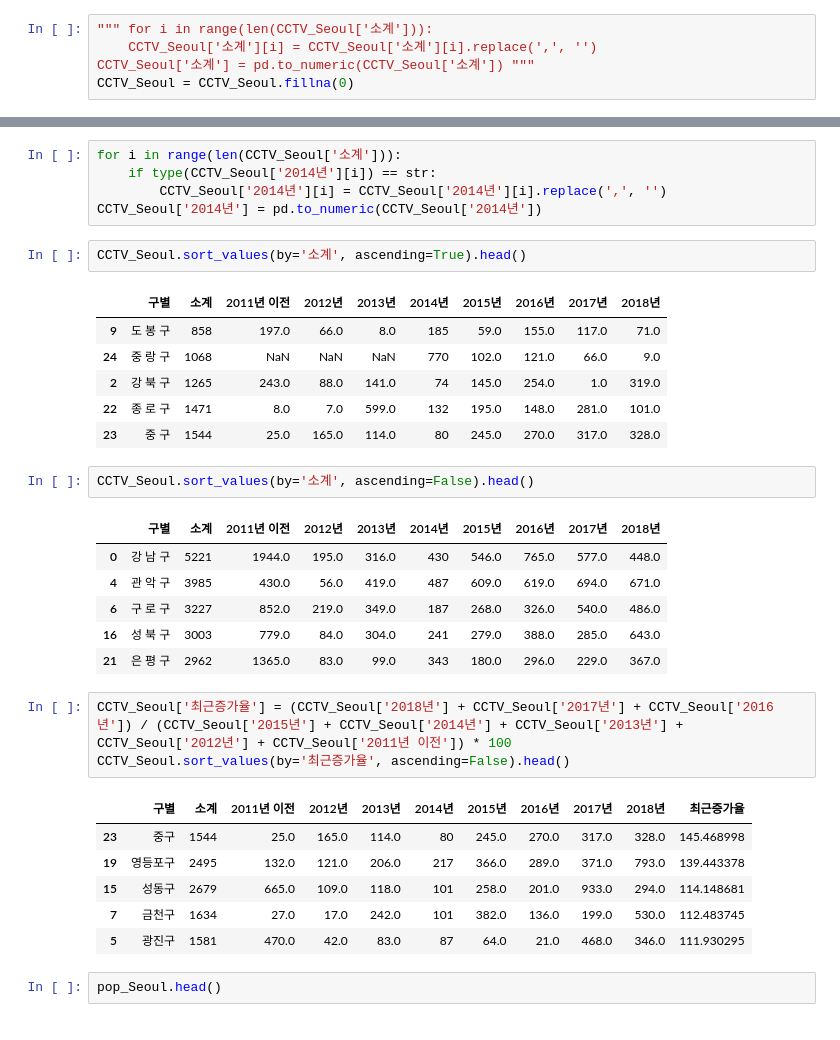
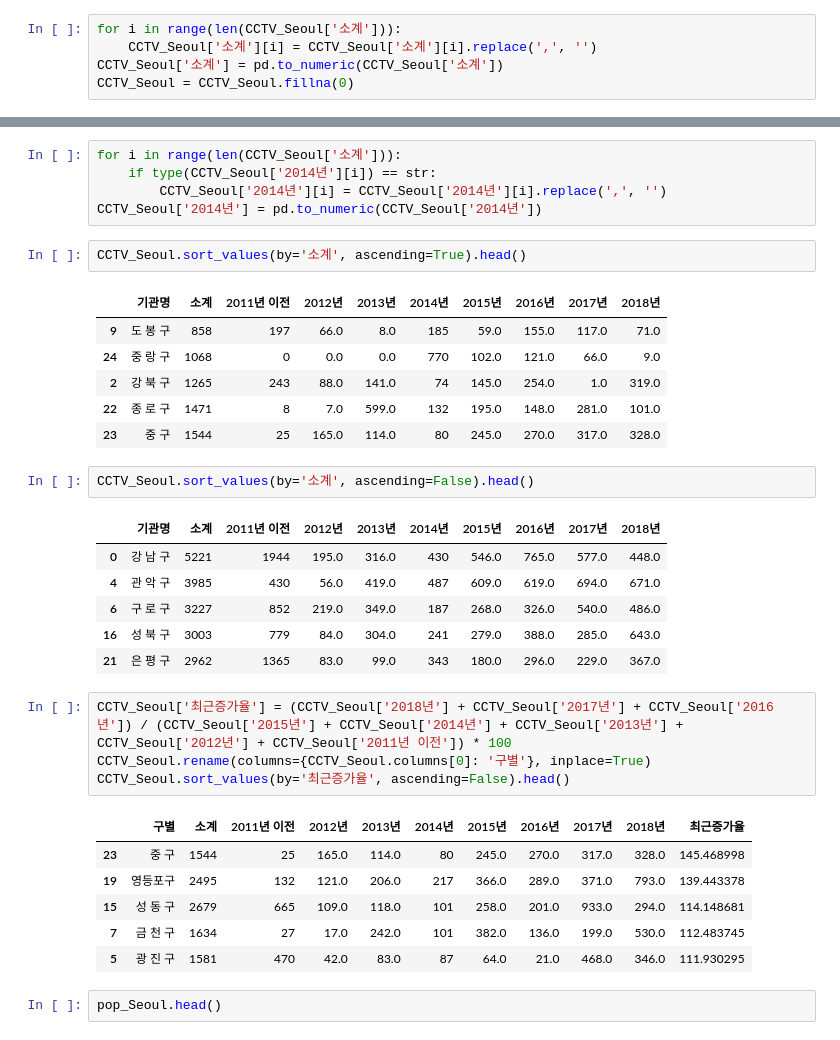
Before and after one commit to STNox/Data-Analysis, a Jupyter notebook: 07. Seoul/cctvs.ipynb, the cells around one changed output, grey strips where cells are left out. Drawn from its saved outputs; the diff is of its cells as text.

Commit message:
Seoul

```diff
--- a/07. Seoul/cctvs.ipynb
+++ b/07. Seoul/cctvs.ipynb
@@ -58,9 +58,9 @@ pop_Seoul.head()
 # %%
 import numpy as np
 # %%
-""" for i in range(len(CCTV_Seoul['소계'])):
+for i in range(len(CCTV_Seoul['소계'])):
     CCTV_Seoul['소계'][i] = CCTV_Seoul['소계'][i].replace(',', '')
-CCTV_Seoul['소계'] = pd.to_numeric(CCTV_Seoul['소계']) """
+CCTV_Seoul['소계'] = pd.to_numeric(CCTV_Seoul['소계'])
 CCTV_Seoul = CCTV_Seoul.fillna(0)
 # %%
 for i in range(len(CCTV_Seoul['소계'])):
@@ -75,31 +75,32 @@ CCTV_Seoul['2014년'] = pd.to_numeric(CCTV_Seoul['2014년'])
 # %%
 CCTV_Seoul.sort_values(by='소계', ascending=True).head()
 # %% [output]
-|  | 구별 | 소계 | 2011년 이전 | 2012년 | 2013년 | 2014년 | 2015년 | 2016년 | 2017년 | 2018년 |
-| 9 | 도 봉 구 | 858 | 197.0 | 66.0 | 8.0 | 185 | 59.0 | 155.0 | 117.0 | 71.0 |
-| 24 | 중 랑 구 | 1068 | NaN | NaN | NaN | 770 | 102.0 | 121.0 | 66.0 | 9.0 |
-| 2 | 강 북 구 | 1265 | 243.0 | 88.0 | 141.0 | 74 | 145.0 | 254.0 | 1.0 | 319.0 |
-| 22 | 종 로 구 | 1471 | 8.0 | 7.0 | 599.0 | 132 | 195.0 | 148.0 | 281.0 | 101.0 |
-| 23 | 중 구 | 1544 | 25.0 | 165.0 | 114.0 | 80 | 245.0 | 270.0 | 317.0 | 328.0 |
+|  | 기관명 | 소계 | 2011년 이전 | 2012년 | 2013년 | 2014년 | 2015년 | 2016년 | 2017년 | 2018년 |
+| 9 | 도 봉 구 | 858 | 197 | 66.0 | 8.0 | 185 | 59.0 | 155.0 | 117.0 | 71.0 |
+| 24 | 중 랑 구 | 1068 | 0 | 0.0 | 0.0 | 770 | 102.0 | 121.0 | 66.0 | 9.0 |
+| 2 | 강 북 구 | 1265 | 243 | 88.0 | 141.0 | 74 | 145.0 | 254.0 | 1.0 | 319.0 |
+| 22 | 종 로 구 | 1471 | 8 | 7.0 | 599.0 | 132 | 195.0 | 148.0 | 281.0 | 101.0 |
+| 23 | 중 구 | 1544 | 25 | 165.0 | 114.0 | 80 | 245.0 | 270.0 | 317.0 | 328.0 |
 # %%
 CCTV_Seoul.sort_values(by='소계', ascending=False).head()
 # %% [output]
-|  | 구별 | 소계 | 2011년 이전 | 2012년 | 2013년 | 2014년 | 2015년 | 2016년 | 2017년 | 2018년 |
-| 0 | 강 남 구 | 5221 | 1944.0 | 195.0 | 316.0 | 430 | 546.0 | 765.0 | 577.0 | 448.0 |
-| 4 | 관 악 구 | 3985 | 430.0 | 56.0 | 419.0 | 487 | 609.0 | 619.0 | 694.0 | 671.0 |
-| 6 | 구 로 구 | 3227 | 852.0 | 219.0 | 349.0 | 187 | 268.0 | 326.0 | 540.0 | 486.0 |
-| 16 | 성 북 구 | 3003 | 779.0 | 84.0 | 304.0 | 241 | 279.0 | 388.0 | 285.0 | 643.0 |
-| 21 | 은 평 구 | 2962 | 1365.0 | 83.0 | 99.0 | 343 | 180.0 | 296.0 | 229.0 | 367.0 |
+|  | 기관명 | 소계 | 2011년 이전 | 2012년 | 2013년 | 2014년 | 2015년 | 2016년 | 2017년 | 2018년 |
+| 0 | 강 남 구 | 5221 | 1944 | 195.0 | 316.0 | 430 | 546.0 | 765.0 | 577.0 | 448.0 |
+| 4 | 관 악 구 | 3985 | 430 | 56.0 | 419.0 | 487 | 609.0 | 619.0 | 694.0 | 671.0 |
+| 6 | 구 로 구 | 3227 | 852 | 219.0 | 349.0 | 187 | 268.0 | 326.0 | 540.0 | 486.0 |
+| 16 | 성 북 구 | 3003 | 779 | 84.0 | 304.0 | 241 | 279.0 | 388.0 | 285.0 | 643.0 |
+| 21 | 은 평 구 | 2962 | 1365 | 83.0 | 99.0 | 343 | 180.0 | 296.0 | 229.0 | 367.0 |
 # %%
 CCTV_Seoul['최근증가율'] = (CCTV_Seoul['2018년'] + CCTV_Seoul['2017년'] + CCTV_Seoul['2016년']) / (CCTV_Seoul['2015년'] + CCTV_Seoul['2014년'] + CCTV_Seoul['2013년'] + CCTV_Seoul['2012년'] + CCTV_Seoul['2011년 이전']) * 100
+CCTV_Seoul.rename(columns={CCTV_Seoul.columns[0]: '구별'}, inplace=True)
 CCTV_Seoul.sort_values(by='최근증가율', ascending=False).head()
 # %% [output]
 |  | 구별 | 소계 | 2011년 이전 | 2012년 | 2013년 | 2014년 | 2015년 | 2016년 | 2017년 | 2018년 | 최근증가율 |
-| 23 | 중구 | 1544 | 25.0 | 165.0 | 114.0 | 80 | 245.0 | 270.0 | 317.0 | 328.0 | 145.468998 |
-| 19 | 영등포구 | 2495 | 132.0 | 121.0 | 206.0 | 217 | 366.0 | 289.0 | 371.0 | 793.0 | 139.443378 |
-| 15 | 성동구 | 2679 | 665.0 | 109.0 | 118.0 | 101 | 258.0 | 201.0 | 933.0 | 294.0 | 114.148681 |
-| 7 | 금천구 | 1634 | 27.0 | 17.0 | 242.0 | 101 | 382.0 | 136.0 | 199.0 | 530.0 | 112.483745 |
-| 5 | 광진구 | 1581 | 470.0 | 42.0 | 83.0 | 87 | 64.0 | 21.0 | 468.0 | 346.0 | 111.930295 |
+| 23 | 중 구 | 1544 | 25 | 165.0 | 114.0 | 80 | 245.0 | 270.0 | 317.0 | 328.0 | 145.468998 |
+| 19 | 영등포구 | 2495 | 132 | 121.0 | 206.0 | 217 | 366.0 | 289.0 | 371.0 | 793.0 | 139.443378 |
+| 15 | 성 동 구 | 2679 | 665 | 109.0 | 118.0 | 101 | 258.0 | 201.0 | 933.0 | 294.0 | 114.148681 |
+| 7 | 금 천 구 | 1634 | 27 | 17.0 | 242.0 | 101 | 382.0 | 136.0 | 199.0 | 530.0 | 112.483745 |
+| 5 | 광 진 구 | 1581 | 470 | 42.0 | 83.0 | 87 | 64.0 | 21.0 | 468.0 | 346.0 | 111.930295 |
 # %%
 pop_Seoul.head()
 # %% [output]
```
Also changed, not shown: parts of 6 cells of this notebook, 12 other files.
